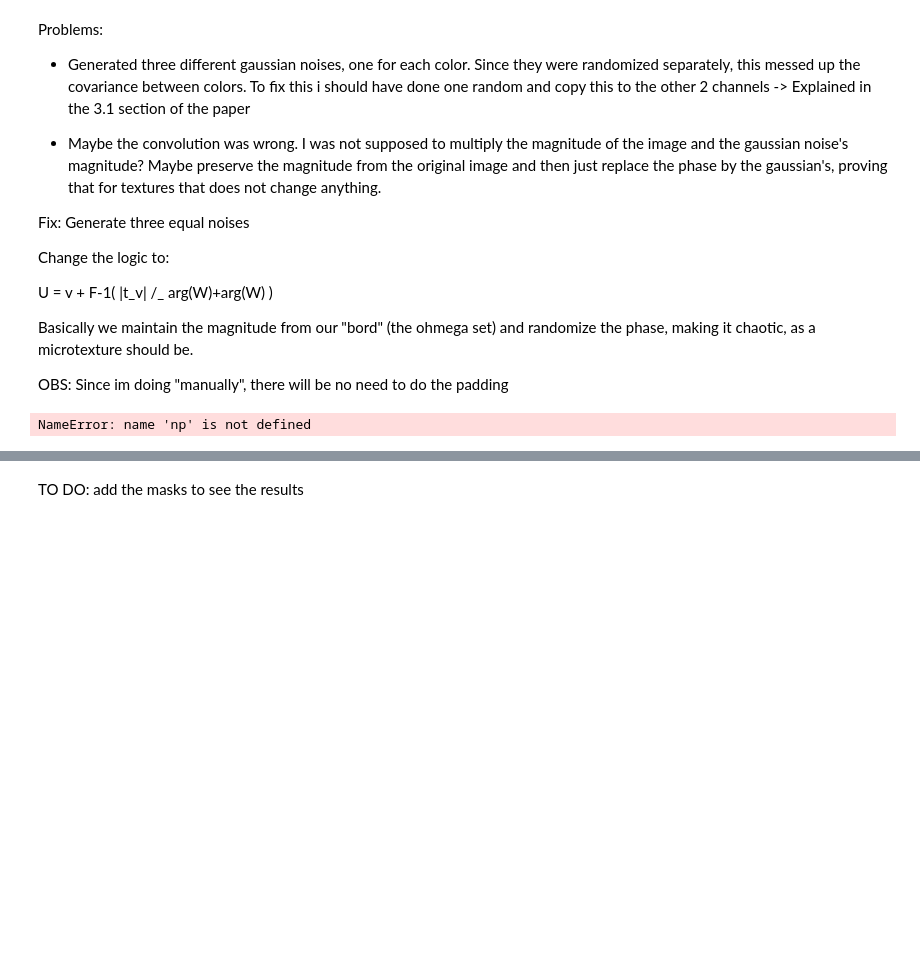
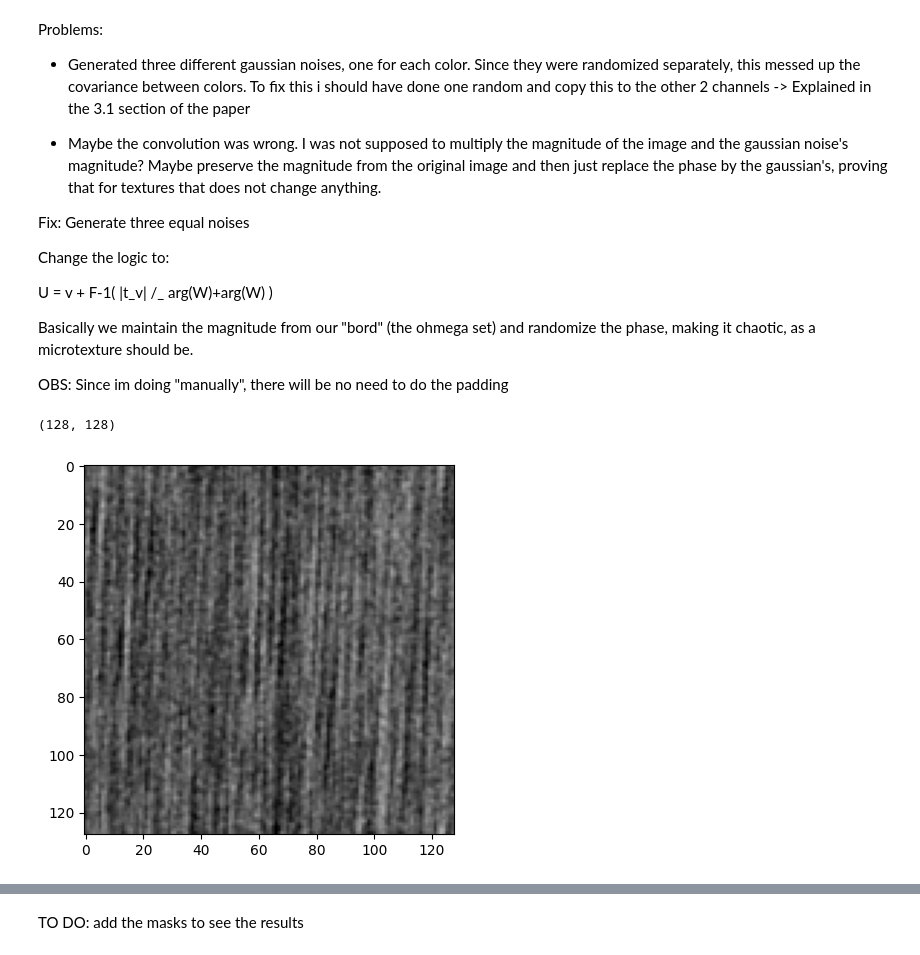
Before and after one commit to guilhermeRaibolt/gaussian-impainting, a Jupyter notebook: gaussian_sampling.ipynb, the cells around one changed output, grey strips where cells are left out. Cells and saved outputs as stored; diff of their text form; code cells hidden in the pictures; blank space fills up the shorter version.

```diff
--- a/gaussian_sampling.ipynb
+++ b/gaussian_sampling.ipynb
@@ -132,39 +217,40 @@ def generate_gausian_matrix(shape):
     gaus = np.random.randn(*shape)
 
     return gaus
-
-# This returns a mean vector (one mean for each channel)
-u = np.mean(im, axis=(0, 1))
-
-
-tu = (im - u)
-
-
-single_channel_noise = np.array(generate_gausian_matrix(tu.shape[0:2]))
-
-W = np.dstack([single_channel_noise, single_channel_noise, single_channel_noise])
-
-tu_fft = np.fft.fft2(tu, axes=(0, 1))
-tu_mag = np.abs(tu_fft)
-tu_phase = np.angle(tu_fft)
-
-
-W_fft = np.fft.fft2(W, axes=(0, 1))
-W_mag = np.abs(W_fft)
-W_phase = np.angle(W_fft)
-
-# Assemble both
-result = tu_mag * np.exp(1j * W_phase)
-
-image_gaussian_noise = np.fft.ifft2(result, axes=(0, 1))
-
-
-# Remember to get that ifft returns a complex number!
-result = u + np.real(image_gaussian_noise)
-
-# The previous operations make it so that result has negative values, we need to clip them
-final_result = np.clip(result, 0, 255).astype(np.uint8)
-
-plt.imshow(final_result)
-# %% [output]
-NameError: name 'np' is not defined
+# %%
+# This returns a mean vector (one mean for each channel)
+u = np.mean(im, axis=(0, 1))
+
+
+tu = (im - u)
+
+
+W = np.array(generate_gausian_matrix(tu.shape))
+print(W.shape)
+tu_fft = np.fft.fft2(tu, axes=(0, 1))
+tu_mag = np.abs(tu_fft)
+tu_phase = np.angle(tu_fft)
+
+
+W_fft = np.fft.fft2(W, axes=(0, 1))
+W_mag = np.abs(W_fft)
+W_phase = np.angle(W_fft)
+
+# Assemble both
+result = tu_mag * np.exp(1j * W_phase)
+
+image_gaussian_noise = np.fft.ifft2(result, axes=(0, 1))
+
+
+# Remember to get that ifft returns a complex number!
+result = u + np.real(image_gaussian_noise)
+
+# The previous operations make it so that result has negative values, we need to clip them
+gaussian_impaint = np.clip(result, 0, 255).astype(np.uint8)
+
+plt.imshow(gaussian_impaint, cmap='gray', vmin=0, vmax=255)
+
+plt.show()
+# %% [output]
+(128, 128)
+[figure, added]
```
Also changed, not shown: parts of 29 cells of this notebook.
